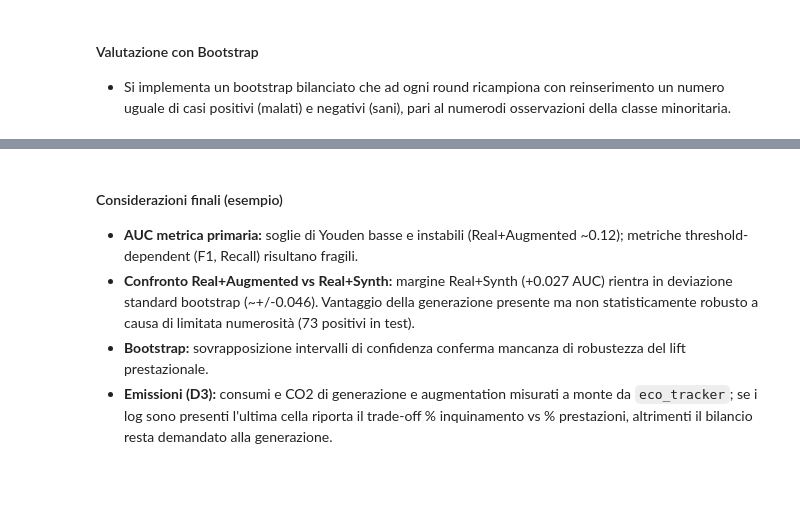
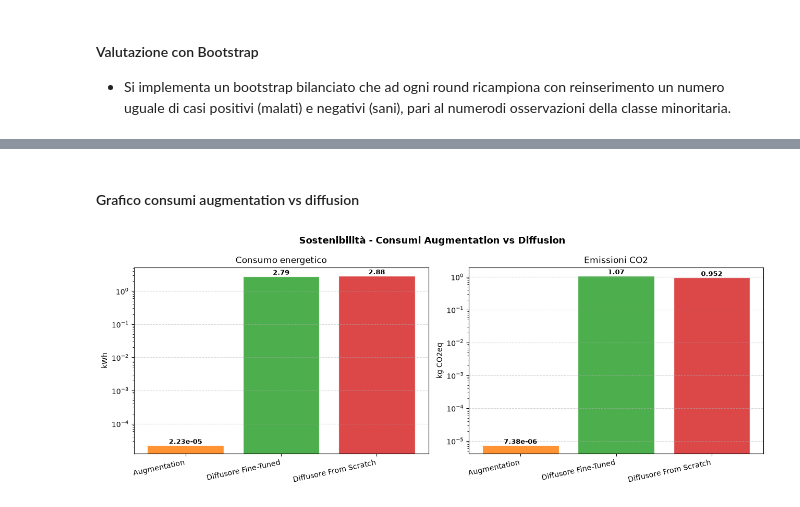
Before and after one commit to MarrasFederico/MammoDiffusion-v1.1, a Jupyter notebook: notebooks/11_Valutazione_Sostenibilità.ipynb, the cells around one changed output, grey strips where cells are left out. Saved outputs shown, nothing was run; the diff lists cells and outputs as text; code cells hidden in the pictures; blank space fills up the shorter version.

```diff
--- a/notebooks/11_Valutazione_Sostenibilità.ipynb
+++ b/notebooks/11_Valutazione_Sostenibilità.ipynb
@@ -1079,6 +793,31 @@ costo ambientale del guadagno prestazionale (+0.0581 AUC):
-# %% [markdown]
-#### Considerazioni finali (esempio)
-- **AUC metrica primaria:** soglie di Youden basse e instabili (Real+Augmented ~0.12); metriche threshold-dependent (F1, Recall) risultano fragili.
-- **Confronto Real+Augmented vs Real+Synth:** margine Real+Synth (+0.027 AUC) rientra in deviazione standard bootstrap (~+/-0.046). Vantaggio della generazione presente ma non statisticamente robusto a causa di limitata numerosità (73 positivi in test).
-- **Bootstrap:** sovrapposizione intervalli di confidenza conferma mancanza di robustezza del lift prestazionale.
-- **Emissioni (D3):** consumi e CO2 di generazione e augmentation misurati a monte da `eco_tracker`; se i log sono presenti l'ultima cella riporta il trade-off % inquinamento vs % prestazioni, altrimenti il bilancio resta demandato alla generazione.
+# %% [markdown]
+#### Grafico consumi augmentation vs diffusion
+# %%
+x = np.arange(len(log_sostenibilita))
+fig, axes = plt.subplots(1, 2, figsize=(13, 5))
+
+for ax, key, titolo, unita in zip(axes, ['energy_kwh', 'co2_kg'], ['Consumo energetico', 'Emissioni CO2'], ['kWh', 'kg CO2eq']):
+    vals = [eco[n][key] for n in log_sostenibilita]
+    colori = [ECO_SOURCES[n]['color'] for n in log_sostenibilita]
+
+    bars = ax.bar(x, vals, color=colori, alpha=0.85, edgecolor='white')
+    #scala logaritmica perché la diffusione consuma molto di più dell'augmentation
+    ax.set_yscale('log')
+    ax.set_xticks(x)
+    ax.set_ylabel(unita)
+    ax.set_title(titolo)
+    xlabels = [n + (' *' if fonte[n] == 'MOCK' else '') for n in log_sostenibilita]
+    ax.set_xticklabels(xlabels, rotation=12, ha='right')
+    ax.grid(True, axis='y', ls='--', alpha=0.5)
+
+    #valori in cima alle barre
+    for b, v in zip(bars, vals):
+        ax.text(b.get_x() + b.get_width() / 2, v, f"{v:.3g}", ha='center', va='bottom', fontsize=9, fontweight='bold')
+
+fig.suptitle('Sostenibilità - Consumi Augmentation vs Diffusion', fontsize=13, fontweight='bold')
+plt.tight_layout()
+eco_path = os.path.join(FIGURES_DIR, 'eco_consumi_assoluti.png')
+fig.savefig(eco_path, dpi=150, bbox_inches='tight')
+plt.show()
+# %% [output]
+[figure, added]
```
Also changed, not shown: parts of 23 cells of this notebook, 14 other files.
